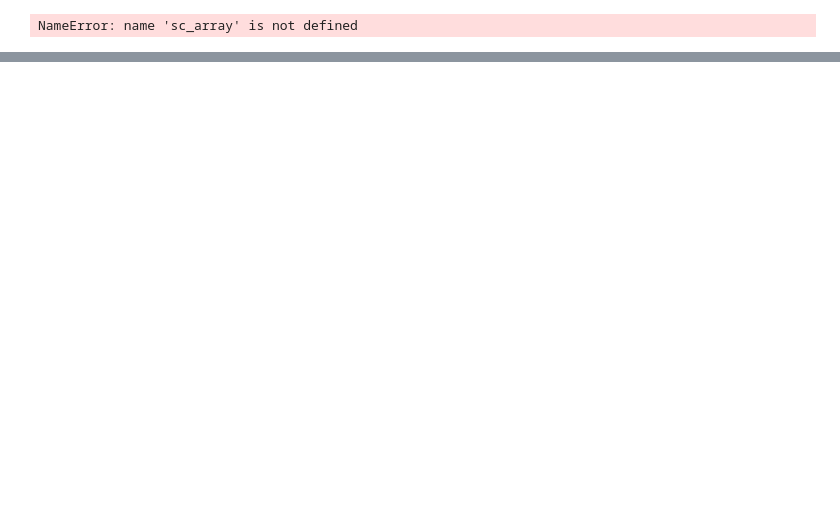
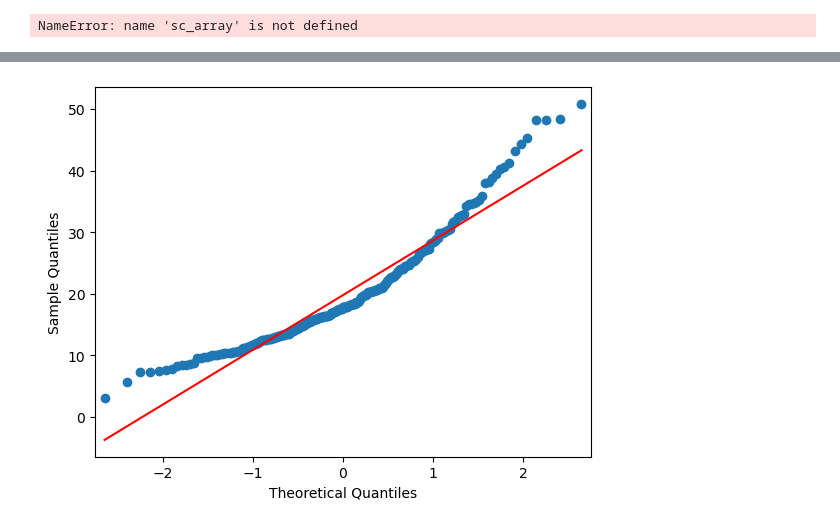
Before and after one commit to rajeshkuncham-code/python, a Jupyter notebook: EDB day16.ipynb, the cells around one changed output, grey strips where cells are left out. Saved outputs shown, nothing was run; the diff lists cells and outputs as text; code cells hidden in the pictures; blank space fills up the shorter version.

```diff
--- a/EDB day16.ipynb
+++ b/EDB day16.ipynb
@@ -137,0 +208,6 @@ NameError: name 'sc_array' is not defined
+# %%
+import statsmodels.api as sm
+sm.qqplot(df['total_bill'],line='s')
+plt.show()
+# %% [output]
+[figure, added]
```
Also changed, not shown: parts of 16 cells of this notebook.
